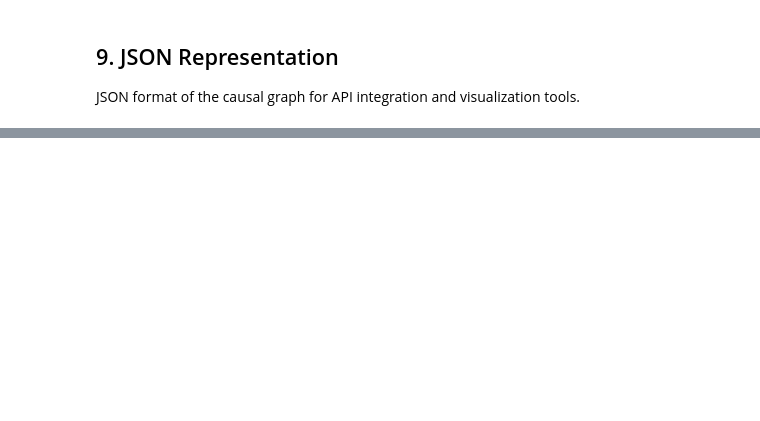
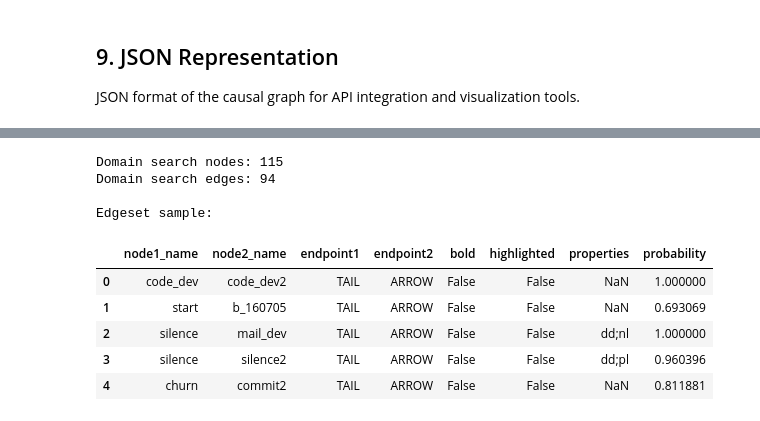
Before and after one commit to cmu-phil/py-tetrad, a Jupyter notebook: fges_notebook/causal_search_notebook.ipynb, the cells around one changed output, grey strips where cells are left out. Cells and saved outputs as stored; diff of their text form; code cells hidden in the pictures; blank space fills up the shorter version.

```diff
--- a/fges_notebook/causal_search_notebook.ipynb
+++ b/fges_notebook/causal_search_notebook.ipynb
@@ -219,0 +372,19 @@ with open(f"{OUTPUT_DIR}/graph.json", "r") as f:
+# %%
+# Parse the domain search JSON output
+domain_graph = parse_graph(str(domain_results['graph_json']))
+
+print(f"Domain search nodes: {len(domain_graph['nodes'])}")
+print(f"Domain search edges: {len(domain_graph['edgeset'])}")
+print(f"\nEdgeset sample:")
+domain_graph['edgeset'].head()
+# %% [output]
+Domain search nodes: 115
+Domain search edges: 94
+
+Edgeset sample:
+|  | node1_name | node2_name | endpoint1 | endpoint2 | bold | highlighted | properties | probability |
+| 0 | code_dev | code_dev2 | TAIL | ARROW | False | False | NaN | 1.000000 |
+| 1 | start | b_160705 | TAIL | ARROW | False | False | NaN | 0.693069 |
+| 2 | silence | mail_dev | TAIL | ARROW | False | False | dd;nl | 1.000000 |
+| 3 | silence | silence2 | TAIL | ARROW | False | False | dd;pl | 0.960396 |
+| 4 | churn | commit2 | TAIL | ARROW | False | False | NaN | 0.811881 |
```
Also changed, not shown: parts of 28 cells of this notebook, 12 other files.
